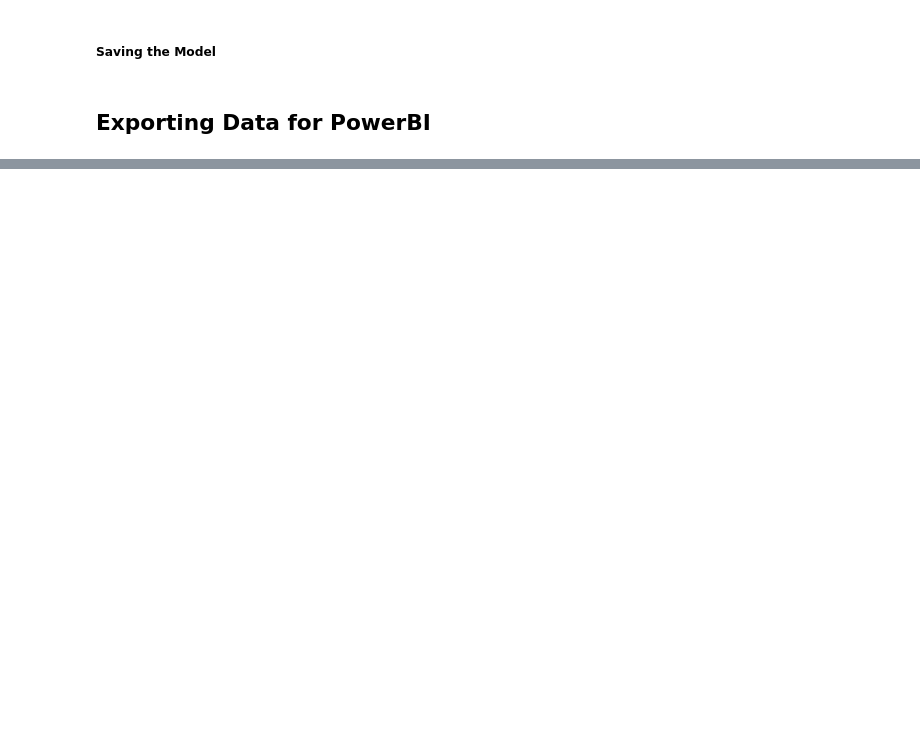
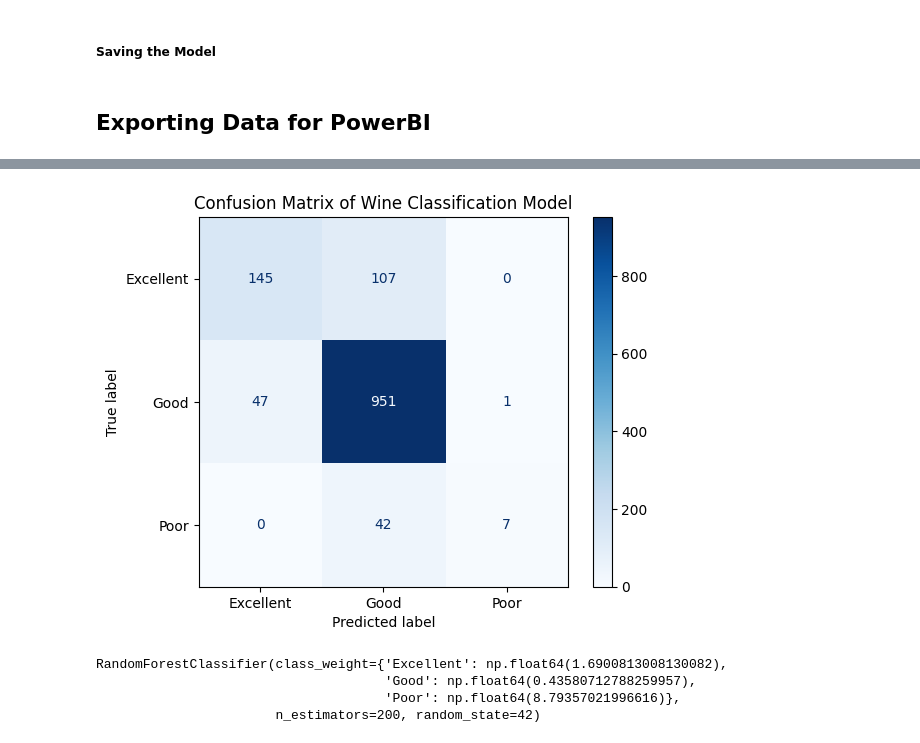
Before and after one commit to Jiya-Patel-JP/Wine-Quality-Prediction, a Jupyter notebook: winequalityprediction.ipynb, the cells around one changed output, grey strips where cells are left out. Drawn from its saved outputs; the diff is of its cells as text; code cells hidden in the pictures; blank space fills up the shorter version.

```diff
--- a/winequalityprediction.ipynb
+++ b/winequalityprediction.ipynb
@@ -304,0 +353,26 @@ wine_data.to_csv("wine_predictions.csv", index=False)
+# %%
+# Confusion matrix to show how the classification model performed
+from sklearn.metrics import confusion_matrix, ConfusionMatrixDisplay
+
+cm = confusion_matrix(y_test, y_pred_tuned_clf)
+disp = ConfusionMatrixDisplay(confusion_matrix=cm, display_labels=best_clf.classes_)
+disp.plot(cmap="Blues")
+plt.title("Confusion Matrix of Wine Classification Model")
+plt.show()
+# %% [output]
+[figure, added]
+# %%
+# Handling class imbalance because "poor" wines are misclassified
+
+from sklearn.utils.class_weight import compute_class_weight
+
+class_weights = compute_class_weight('balanced', classes=np.unique(y_train), y=y_train)
+weights_dict = dict(zip(np.unique(y_train), class_weights))
+
+clf = RandomForestClassifier(n_estimators=200, class_weight=weights_dict, random_state=42)
+clf.fit(X_train, y_train)
+# %% [output]
+RandomForestClassifier(class_weight={'Excellent': np.float64(1.6900813008130082),
+                                     'Good': np.float64(0.43580712788259957),
+                                     'Poor': np.float64(8.79357021996616)},
+                       n_estimators=200, random_state=42)
```
Also changed, not shown: parts of 25 cells of this notebook.
